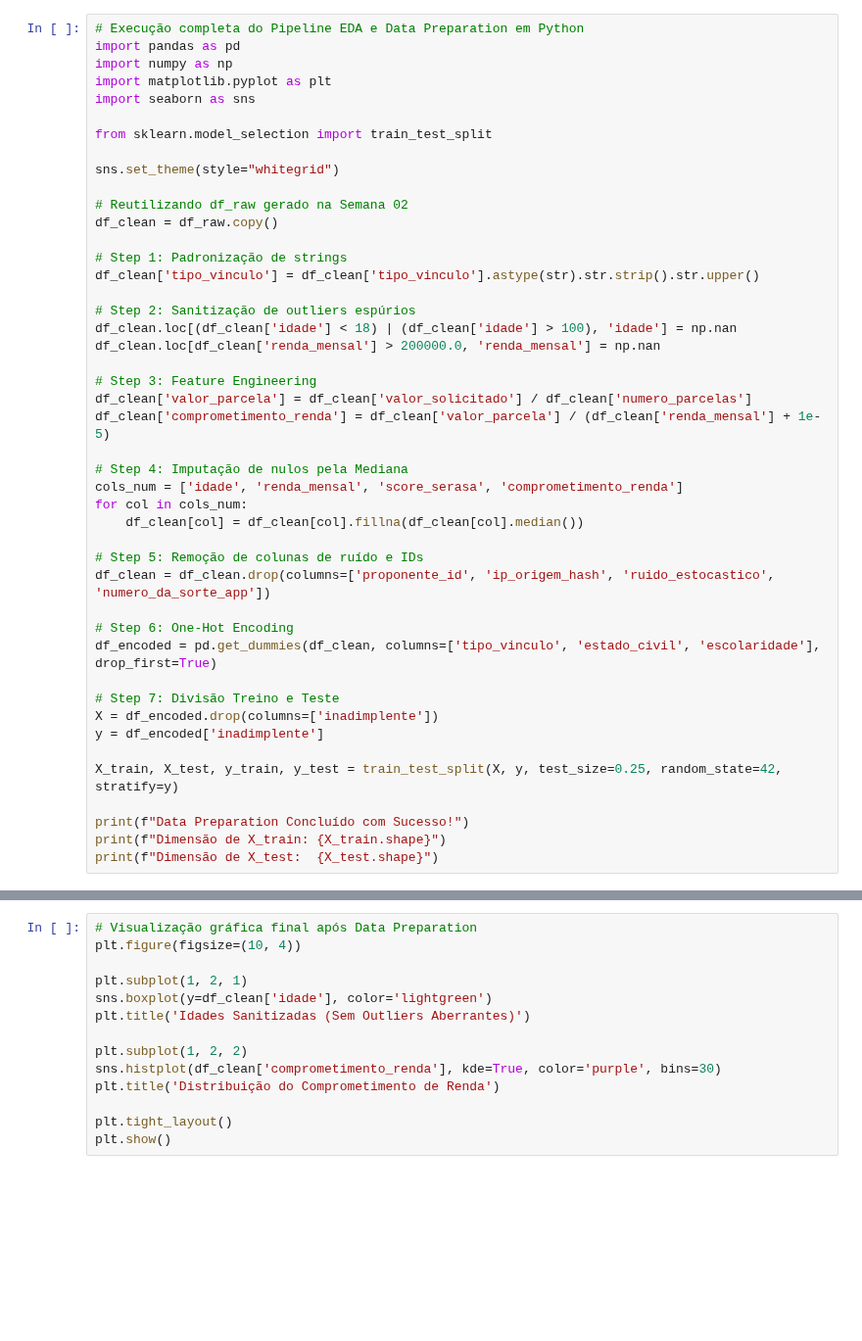
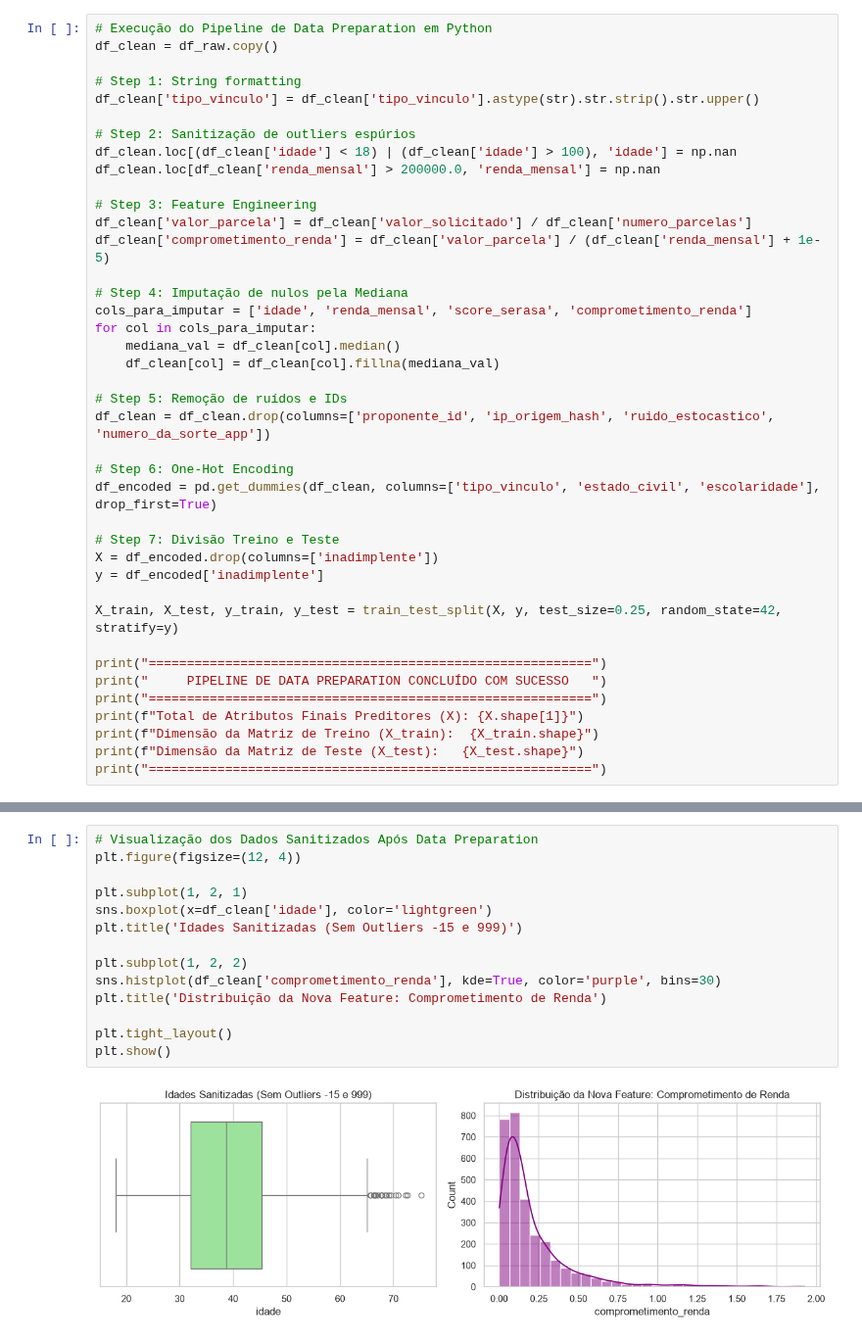
Before and after one commit to profAndreSouza/Material, a Jupyter notebook: Ciencia de Dados/aulas/semana_03.ipynb, the cells around one changed output, grey strips where cells are left out. Shown at 98% size. Saved outputs shown, nothing was run; the diff lists cells and outputs as text; blank space fills up the shorter version.

```diff
--- a/Ciencia de Dados/aulas/semana_03.ipynb
+++ b/Ciencia de Dados/aulas/semana_03.ipynb
@@ -30,18 +97,8 @@ O pipeline de tratamento transforma dados brutos e ruidosos em um conjunto de ma
 # %%
-# Execução completa do Pipeline EDA e Data Preparation em Python
-import pandas as pd
-import numpy as np
-import matplotlib.pyplot as plt
-import seaborn as sns
-
-from sklearn.model_selection import train_test_split
-
-sns.set_theme(style="whitegrid")
-
-# Reutilizando df_raw gerado na Semana 02
+# Execução do Pipeline de Data Preparation em Python
 df_clean = df_raw.copy()
 
-# Step 1: Padronização de strings
+# Step 1: String formatting
 df_clean['tipo_vinculo'] = df_clean['tipo_vinculo'].astype(str).str.strip().str.upper()
 
 # Step 2: Sanitização de outliers espúrios
@@ -53,11 +110,12 @@ df_clean['valor_parcela'] = df_clean['valor_solicitado'] / df_clean['numero_parc
 df_clean['comprometimento_renda'] = df_clean['valor_parcela'] / (df_clean['renda_mensal'] + 1e-5)
 
 # Step 4: Imputação de nulos pela Mediana
-cols_num = ['idade', 'renda_mensal', 'score_serasa', 'comprometimento_renda']
-for col in cols_num:
-    df_clean[col] = df_clean[col].fillna(df_clean[col].median())
+cols_para_imputar = ['idade', 'renda_mensal', 'score_serasa', 'comprometimento_renda']
+for col in cols_para_imputar:
+    mediana_val = df_clean[col].median()
+    df_clean[col] = df_clean[col].fillna(mediana_val)
 
-# Step 5: Remoção de colunas de ruído e IDs
+# Step 5: Remoção de ruídos e IDs
 df_clean = df_clean.drop(columns=['proponente_id', 'ip_origem_hash', 'ruido_estocastico', 'numero_da_sorte_app'])
 
 # Step 6: One-Hot Encoding
@@ -69,6 +127,10 @@ y = df_encoded['inadimplente']
 
 X_train, X_test, y_train, y_test = train_test_split(X, y, test_size=0.25, random_state=42, stratify=y)
 
-print(f"Data Preparation Concluído com Sucesso!")
-print(f"Dimensão de X_train: {X_train.shape}")
-print(f"Dimensão de X_test:  {X_test.shape}")
+print("==========================================================")
+print("     PIPELINE DE DATA PREPARATION CONCLUÍDO COM SUCESSO   ")
+print("==========================================================")
+print(f"Total de Atributos Finais Preditores (X): {X.shape[1]}")
+print(f"Dimensão da Matriz de Treino (X_train):  {X_train.shape}")
+print(f"Dimensão da Matriz de Teste (X_test):   {X_test.shape}")
+print("==========================================================")
@@ -75,16 +139,18 @@ print(f"Dimensão de X_test:  {X_test.shape}")
 # %%
-# Visualização gráfica final após Data Preparation
-plt.figure(figsize=(10, 4))
+# Visualização dos Dados Sanitizados Após Data Preparation
+plt.figure(figsize=(12, 4))
 
 plt.subplot(1, 2, 1)
-sns.boxplot(y=df_clean['idade'], color='lightgreen')
-plt.title('Idades Sanitizadas (Sem Outliers Aberrantes)')
+sns.boxplot(x=df_clean['idade'], color='lightgreen')
+plt.title('Idades Sanitizadas (Sem Outliers -15 e 999)')
 
 plt.subplot(1, 2, 2)
 sns.histplot(df_clean['comprometimento_renda'], kde=True, color='purple', bins=30)
-plt.title('Distribuição do Comprometimento de Renda')
+plt.title('Distribuição da Nova Feature: Comprometimento de Renda')
 
 plt.tight_layout()
 plt.show()
+# %% [output]
+[figure, added]
 # %% [markdown]
 ---
```
Also changed, not shown: parts of 7 cells of this notebook, 9 other files.
